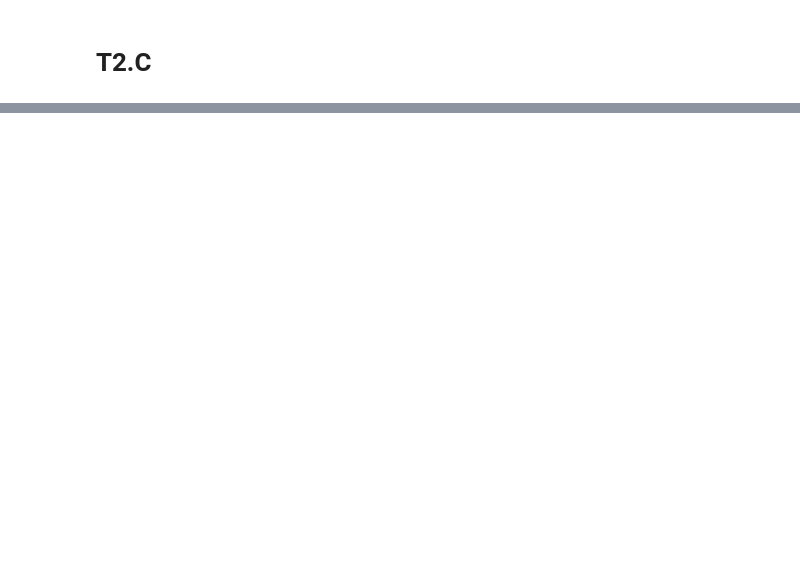
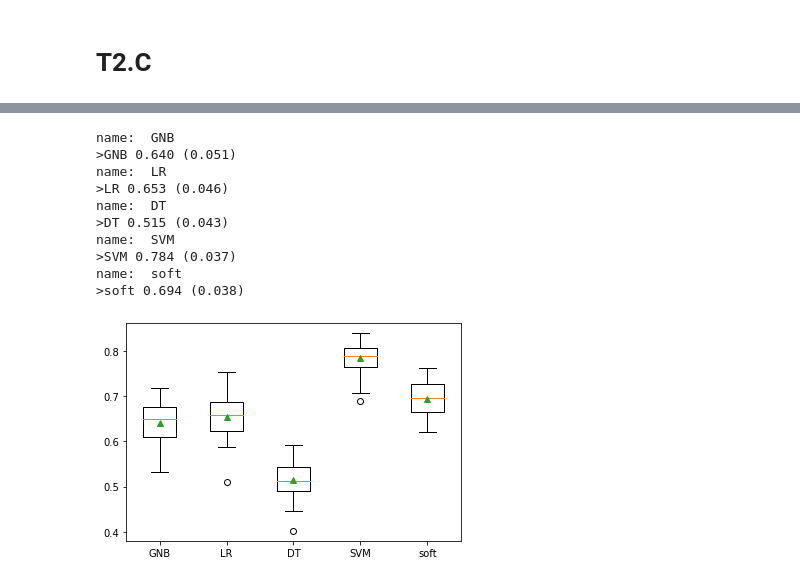
Before and after one commit to claredavies/AutomaticLearning, a Jupyter notebook: Assignment1/SupervisedLearningAssignment.ipynb, the cells around one changed output, grey strips where cells are left out. Saved outputs shown, nothing was run; the diff lists cells and outputs as text; code cells hidden in the pictures; blank space fills up the shorter version.

```diff
--- a/Assignment1/SupervisedLearningAssignment.ipynb
+++ b/Assignment1/SupervisedLearningAssignment.ipynb
@@ -342,0 +409,25 @@ SVM  0.647230   0.647230  0.647230  0.647230
+# %%
+models = get_models('soft')
+# evaluate the models and store results
+results, names = list(), list()
+for name, model in models.items():
+ print("name:  " + name)
+ scores = evaluate_model(model, X, Y)
+ results.append(scores)
+ names.append(name)
+ print('>%s %.3f (%.3f)' % (name, mean(scores), std(scores)))
+# plot model performance for comparison
+pyplot.boxplot(results, labels=names, showmeans=True)
+pyplot.show()
+# %% [output]
+name:  GNB
+>GNB 0.640 (0.051)
+name:  LR
+>LR 0.653 (0.046)
+name:  DT
+>DT 0.515 (0.043)
+name:  SVM
+>SVM 0.784 (0.037)
+name:  soft
+>soft 0.694 (0.038)
+[figure, added]
```
Also changed, not shown: parts of 16 cells of this notebook.
